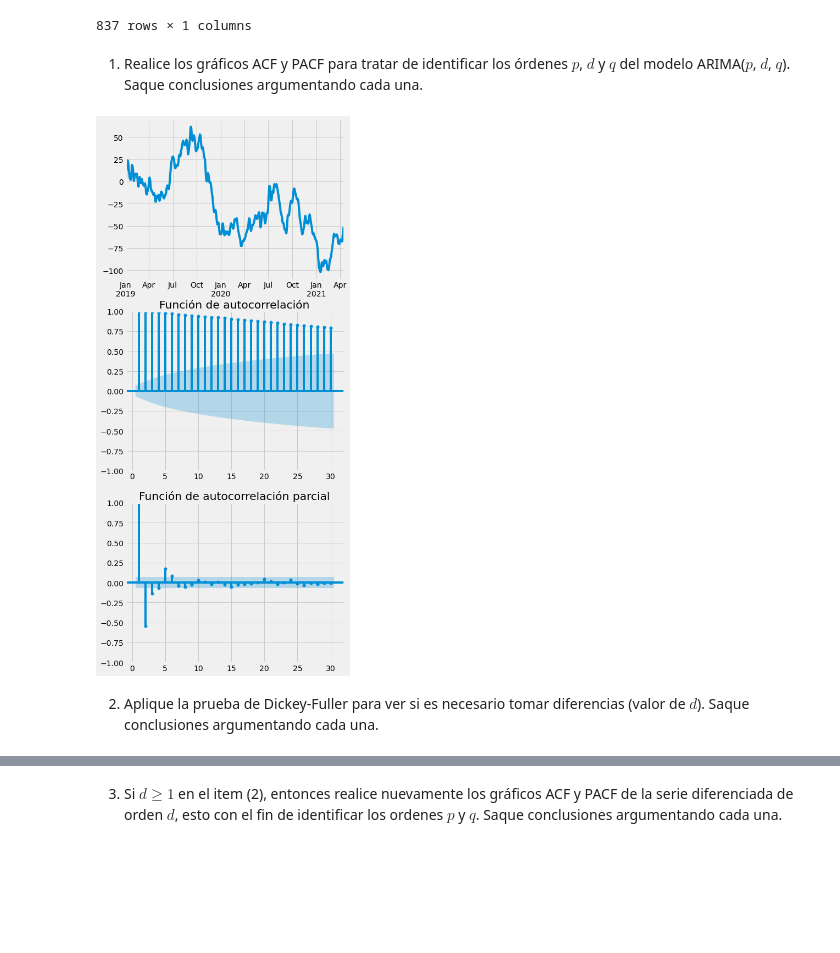
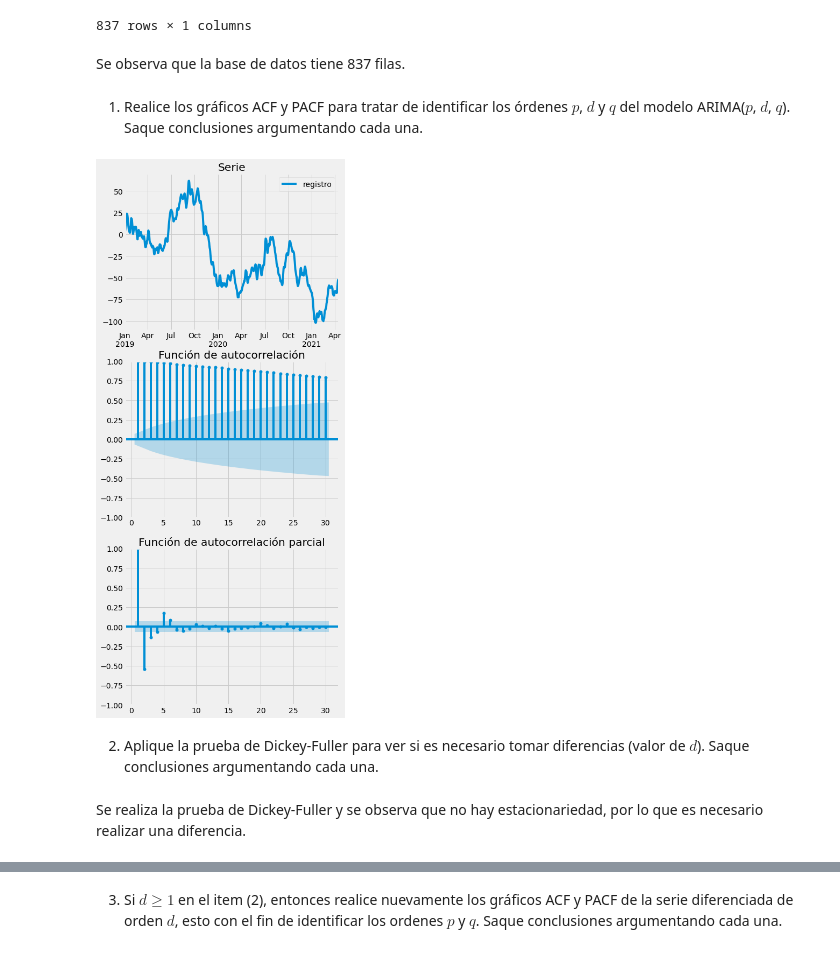
Before and after one commit to julianusor/series_de_tiempo, a Jupyter notebook: Exam2/Parcial-2.ipynb, the cells around one changed output, grey strips where cells are left out. Cells and saved outputs as stored; diff of their text form; code cells hidden in the pictures; blank space fills up the shorter version.

```diff
--- a/Exam2/Parcial-2.ipynb
+++ b/Exam2/Parcial-2.ipynb
@@ -374,19 +375,23 @@ s3
 | 2021-04-15 | -52.33 |
 | 2021-04-16 | -53.02 |
 837 rows × 1 columns
+# %% [markdown]
+Se observa que la base de datos tiene 837 filas.
 # %% [markdown]
 1. Realice los gráficos ACF y PACF para tratar de identificar los órdenes $p$, $d$ y $q$ del modelo ARIMA($p$, $d$, $q$). Saque conclusiones argumentando cada una.
 # %%
 fig, ax = plt.subplots(3,1,figsize=(7,15))
 fig.tight_layout(pad=2.5)
-s3.registro.plot(ax=ax[0], xlabel = "")
-plot_acf(s3.registro, zero = False, title = "Función de autocorrelación", ax=ax[1])
-plot_pacf(s3.registro, method="ywm", zero = False, title = "Función de autocorrelación parcial", ax=ax[2])
+s3.plot(ax=ax[0], title = "Serie", xlabel="")
+plot_acf(s3, zero = False, title = "Función de autocorrelación", ax=ax[1])
+plot_pacf(s3, method="ywm", zero = False, title = "Función de autocorrelación parcial", ax=ax[2])
 fig.show()
 # %% [output]
-[figure, old version]
+[figure, new version]
 # %% [markdown]
 2. Aplique la prueba de Dickey-Fuller para ver si es necesario tomar diferencias (valor de $d$). Saque conclusiones argumentando cada una.
+# %% [markdown]
+Se realiza la prueba de Dickey-Fuller y se observa que no hay estacionariedad, por lo que es necesario realizar una diferencia.
 # %%
 test = adfuller(s3.dropna())
 printfuller(test)
```
Also changed, not shown: parts of 46 cells of this notebook.
